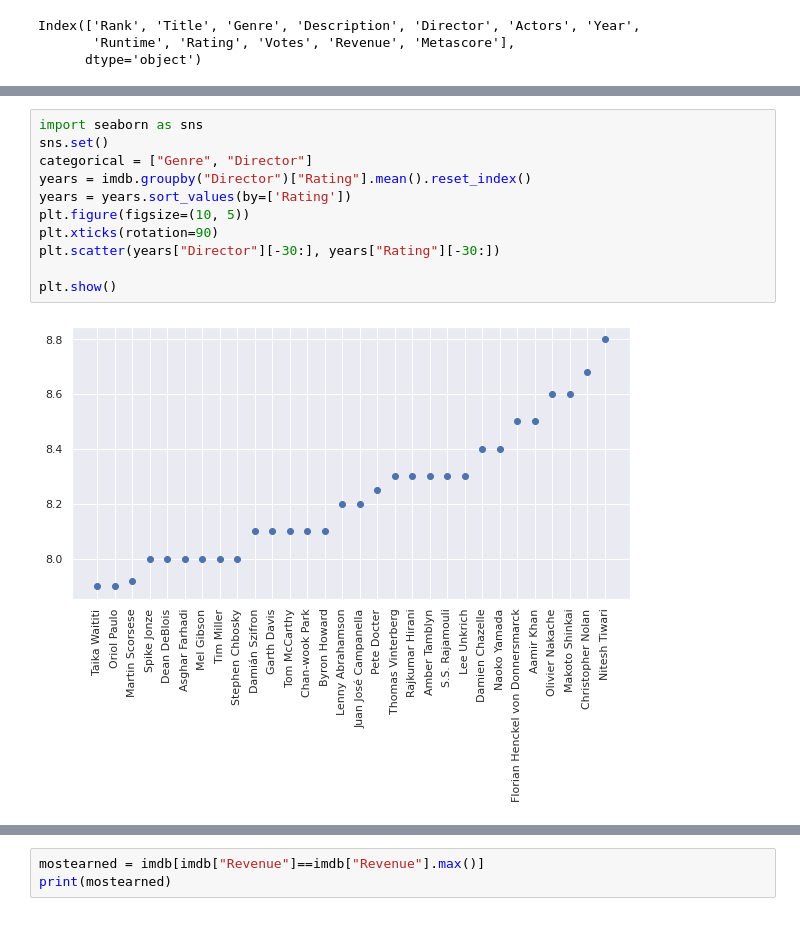
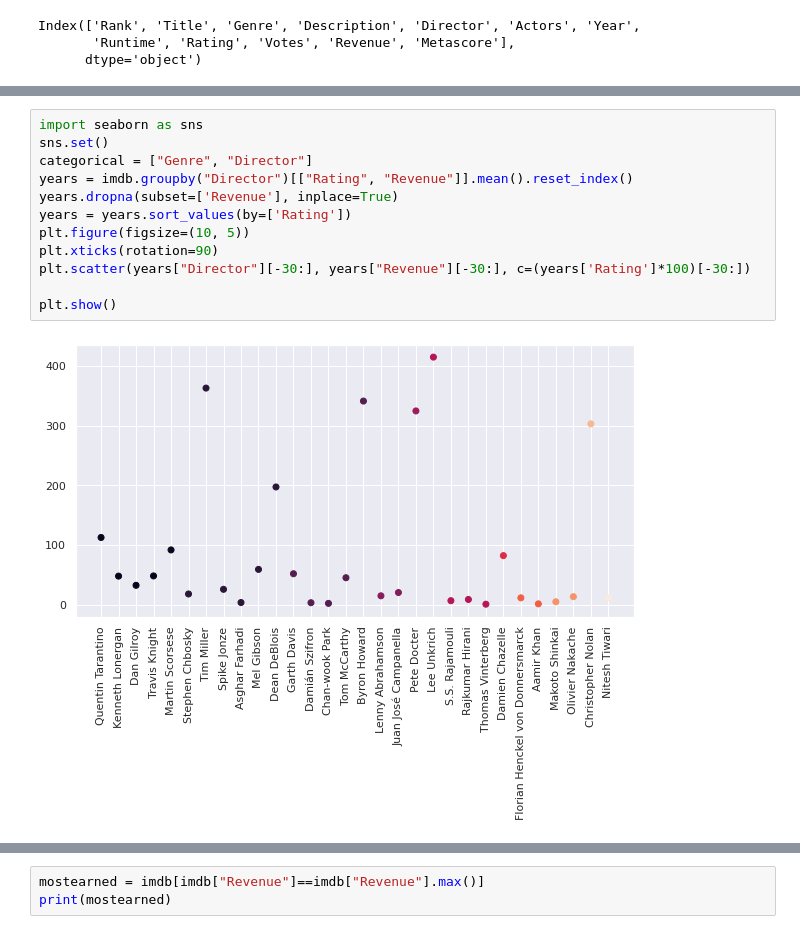
Before and after one commit to Christian-Kohl/imdbDataset, a Jupyter notebook: IMDB Exploratory Analysis.ipynb, the cells around one changed output, grey strips where cells are left out. Drawn from its saved outputs; the diff is of its cells as text.

```diff
--- a/IMDB Exploratory Analysis.ipynb
+++ b/IMDB Exploratory Analysis.ipynb
@@ -37,13 +37,14 @@ imdb.describe(include='all')
 # %%
 import seaborn as sns
 sns.set()
 categorical = ["Genre", "Director"]
-years = imdb.groupby("Director")["Rating"].mean().reset_index()
+years = imdb.groupby("Director")[["Rating", "Revenue"]].mean().reset_index()
+years.dropna(subset=['Revenue'], inplace=True)
 years = years.sort_values(by=['Rating'])
 plt.figure(figsize=(10, 5))
 plt.xticks(rotation=90)
-plt.scatter(years["Director"][-30:], years["Rating"][-30:])
+plt.scatter(years["Director"][-30:], years["Revenue"][-30:], c=(years['Rating']*100)[-30:])
 
 plt.show()
 # %% [output]
-[figure, old version]
+[figure, new version]
```
Also changed, not shown: parts of 3 cells of this notebook.
